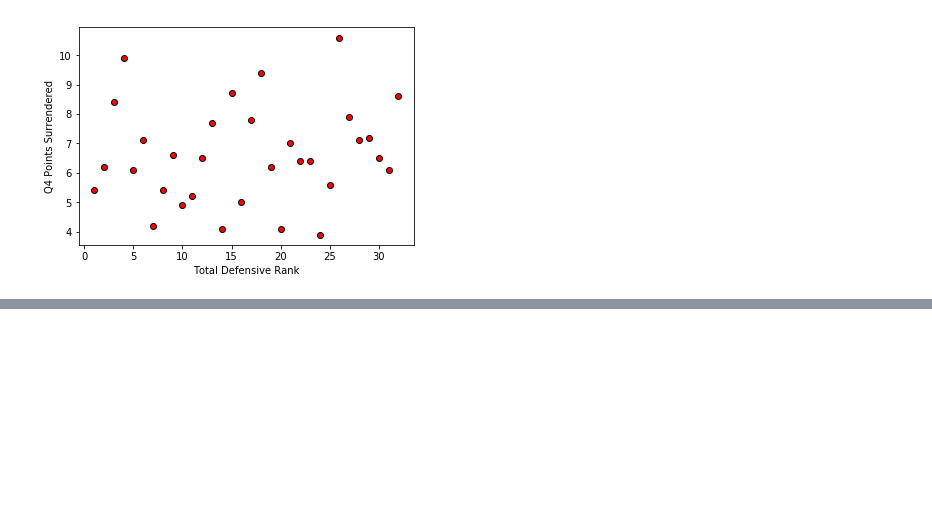
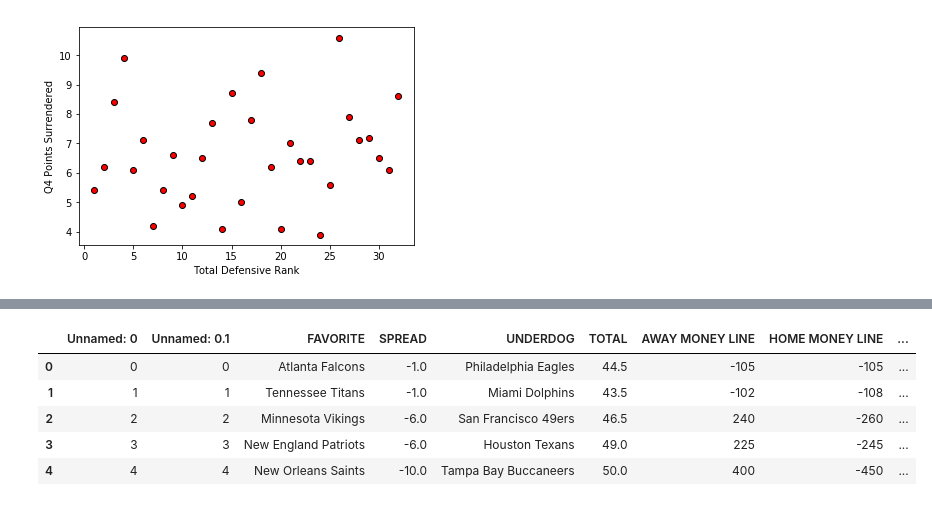
Before and after one commit to allamass95/nfl_spreads, a Jupyter notebook: Total_Offense_and_Total_Defense.ipynb, the cells around one changed output, grey strips where cells are left out. Saved outputs shown, nothing was run; the diff lists cells and outputs as text; code cells hidden in the pictures; blank space fills up the shorter version.

```diff
--- a/Total_Offense_and_Total_Defense.ipynb
+++ b/Total_Offense_and_Total_Defense.ipynb
@@ -172,0 +198,11 @@ plt.show()
+# %%
+spread_upload = "Data Sources\cleaned_spreads_final.csv"
+spread = pd.read_csv(spread_upload)
+spread.head()
+# %% [output]
+|  | Unnamed: 0 | Unnamed: 0.1 | FAVORITE | SPREAD | UNDERDOG | TOTAL | AWAY MONEY LINE | HOME MONEY LINE | ... |
+| 0 | 0 | 0 | Atlanta Falcons | -1.0 | Philadelphia Eagles | 44.5 | -105 | -105 | ... |
+| 1 | 1 | 1 | Tennessee Titans | -1.0 | Miami Dolphins | 43.5 | -102 | -108 | ... |
+| 2 | 2 | 2 | Minnesota Vikings | -6.0 | San Francisco 49ers | 46.5 | 240 | -260 | ... |
+| 3 | 3 | 3 | New England Patriots | -6.0 | Houston Texans | 49.0 | 225 | -245 | ... |
+| 4 | 4 | 4 | New Orleans Saints | -10.0 | Tampa Bay Buccaneers | 50.0 | 400 | -450 | ... |
```
Also changed, not shown: parts of 5 cells of this notebook, 2 other files.
